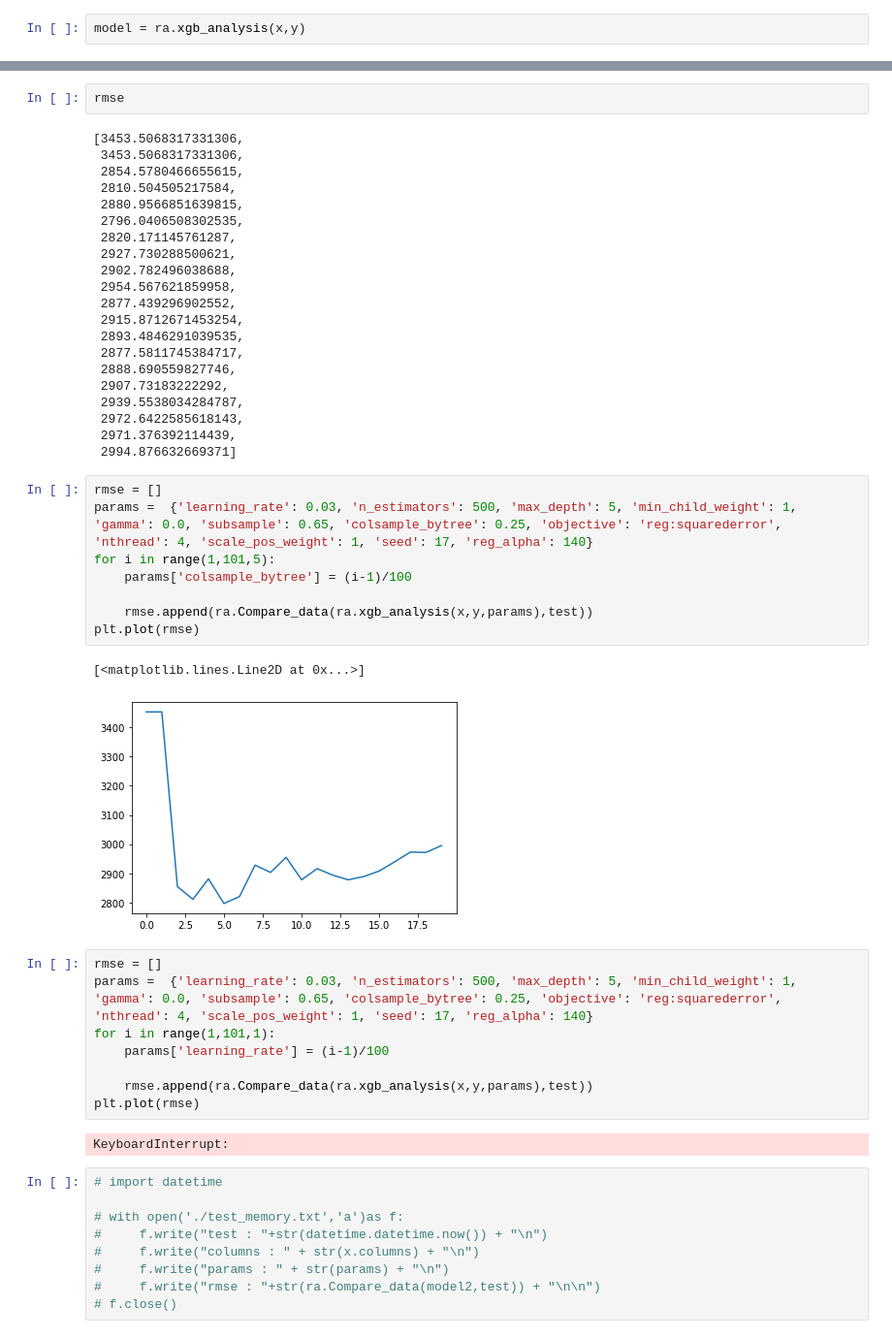
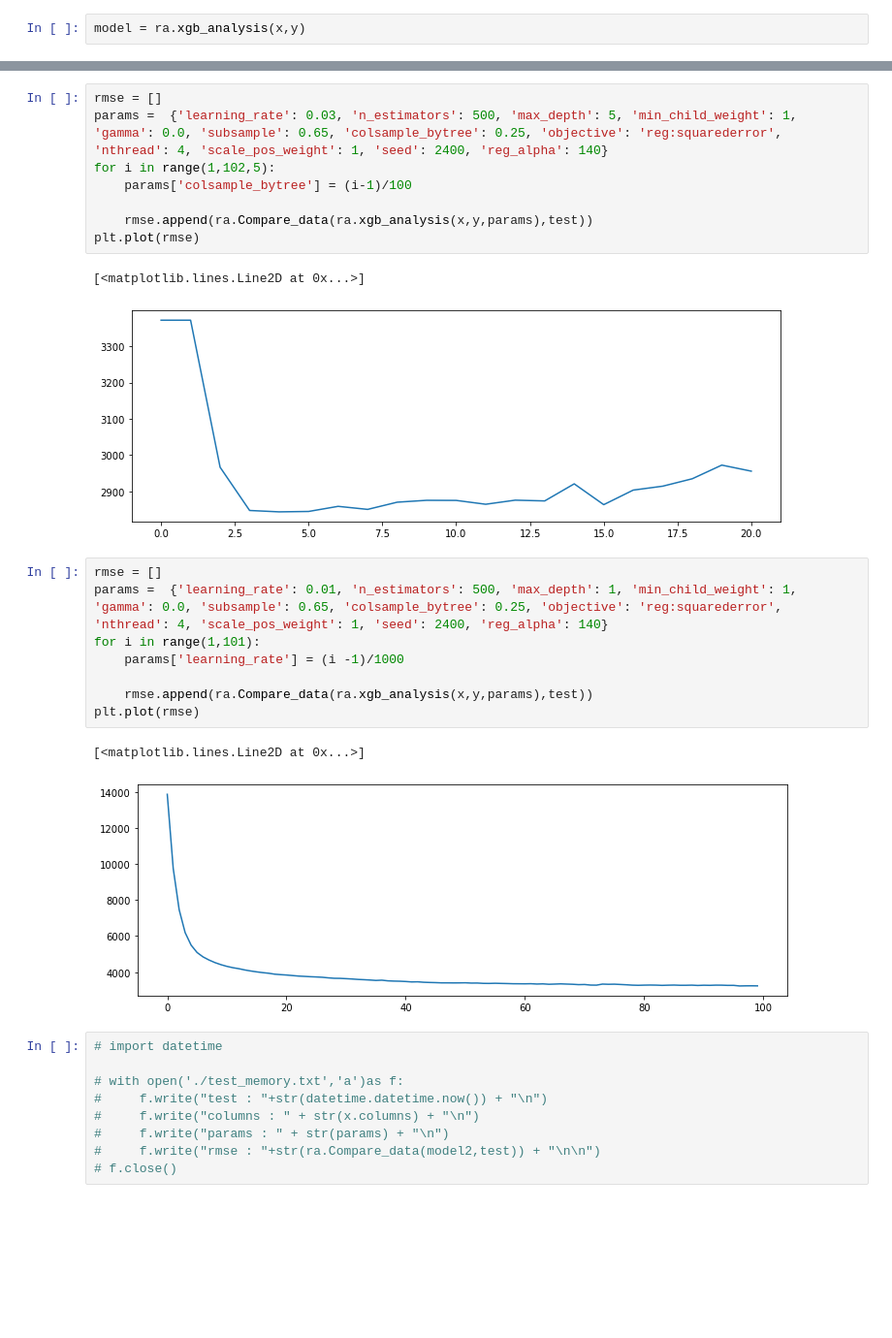
Before and after one commit to caffelatte23/Signate_Jleague, a Jupyter notebook: signate_jleague/src/Training.ipynb, the cells around one changed output, grey strips where cells are left out. Shown: that part at 97% size. Saved outputs shown, nothing was run; the diff lists cells and outputs as text; blank space fills up the shorter version.

```diff
--- a/signate_jleague/src/Training.ipynb
+++ b/signate_jleague/src/Training.ipynb
@@ -95,47 +113,25 @@ plt.plot(rmse)
-# %%
-rmse
-# %% [output]
-[3453.5068317331306,
- 3453.5068317331306,
- 2854.5780466655615,
- 2810.504505217584,
- 2880.9566851639815,
- 2796.0406508302535,
- 2820.171145761287,
- 2927.730288500621,
- 2902.782496038688,
- 2954.567621859958,
- 2877.439296902552,
- 2915.8712671453254,
- 2893.4846291039535,
- 2877.5811745384717,
- 2888.690559827746,
- 2907.73183222292,
- 2939.5538034284787,
- 2972.6422585618143,
- 2971.376392114439,
- 2994.876632669371]
 # %%
 rmse = []
-params =  {'learning_rate': 0.03, 'n_estimators': 500, 'max_depth': 5, 'min_child_weight': 1, 'gamma': 0.0, 'subsample': 0.65, 'colsample_bytree': 0.25, 'objective': 'reg:squarederror', 'nthread': 4, 'scale_pos_weight': 1, 'seed': 17, 'reg_alpha': 140}
-for i in range(1,101,5):
+params =  {'learning_rate': 0.03, 'n_estimators': 500, 'max_depth': 5, 'min_child_weight': 1, 'gamma': 0.0, 'subsample': 0.65, 'colsample_bytree': 0.25, 'objective': 'reg:squarederror', 'nthread': 4, 'scale_pos_weight': 1, 'seed': 2400, 'reg_alpha': 140}
+for i in range(1,102,5):
     params['colsample_bytree'] = (i-1)/100
 
     rmse.append(ra.Compare_data(ra.xgb_analysis(x,y,params),test))
 plt.plot(rmse)
 # %% [output]
 [<matplotlib.lines.Line2D at 0x...>]
-[figure, old version]
+[figure, new version]
 # %%
 rmse = []
-params =  {'learning_rate': 0.03, 'n_estimators': 500, 'max_depth': 5, 'min_child_weight': 1, 'gamma': 0.0, 'subsample': 0.65, 'colsample_bytree': 0.25, 'objective': 'reg:squarederror', 'nthread': 4, 'scale_pos_weight': 1, 'seed': 17, 'reg_alpha': 140}
-for i in range(1,101,1):
-    params['learning_rate'] = (i-1)/100
+params =  {'learning_rate': 0.01, 'n_estimators': 500, 'max_depth': 1, 'min_child_weight': 1, 'gamma': 0.0, 'subsample': 0.65, 'colsample_bytree': 0.25, 'objective': 'reg:squarederror', 'nthread': 4, 'scale_pos_weight': 1, 'seed': 2400, 'reg_alpha': 140}
+for i in range(1,101):
+    params['learning_rate'] = (i -1)/1000
 
     rmse.append(ra.Compare_data(ra.xgb_analysis(x,y,params),test))
 plt.plot(rmse)
 # %% [output]
-KeyboardInterrupt:
+[<matplotlib.lines.Line2D at 0x...>]
+[figure, added]
 # %%
 # import datetime
 
```
Also changed, not shown: parts of 23 cells of this notebook, 22 other files.
